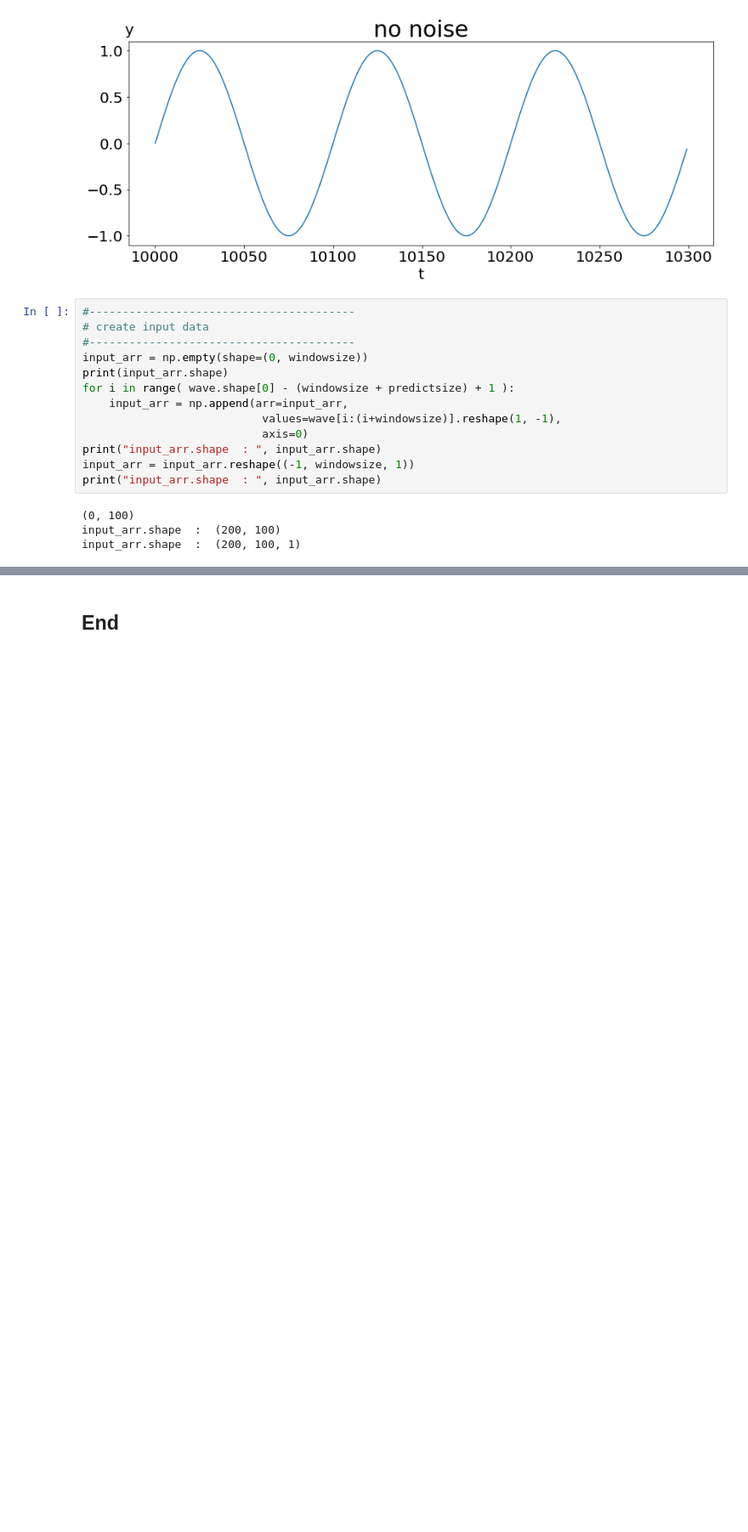
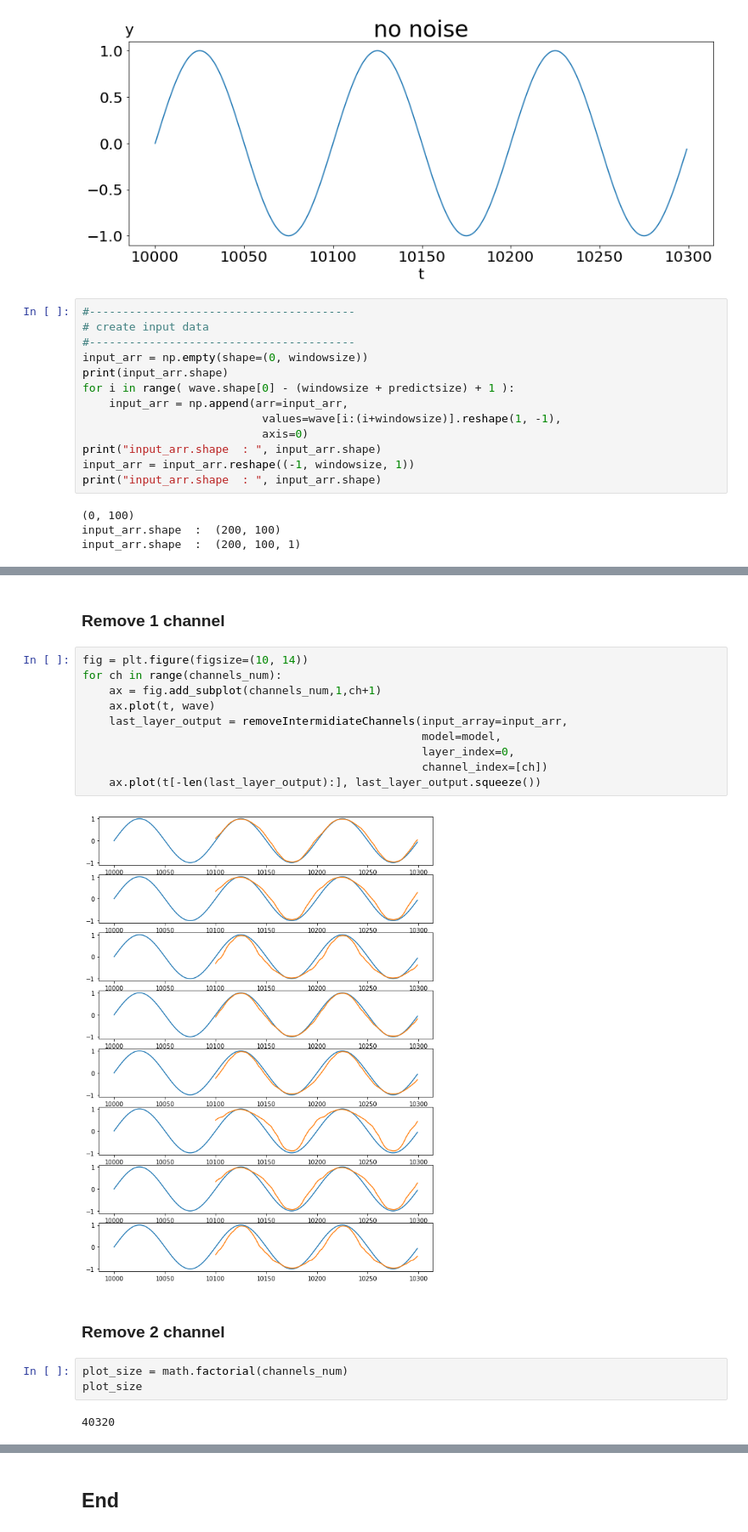
Before and after one commit to pollenjp/article_script, a Jupyter notebook: 20180719_visualize_Conv1d_output__in_kabuku/notebooks/getLastOutputByChangingHiddenOutput__Conv1d_model__SimpleSinFuncWithNoNoise.ipynb, the cells around one changed output, grey strips where cells are left out. Shown at 85% size. Saved outputs shown, nothing was run; the diff lists cells and outputs as text; blank space fills up the shorter version.

```diff
--- a/20180719_visualize_Conv1d_output__in_kabuku/notebooks/getLastOutputByChangingHiddenOutput__Conv1d_model__SimpleSinFuncWithNoNoise.ipynb
+++ b/20180719_visualize_Conv1d_output__in_kabuku/notebooks/getLastOutputByChangingHiddenOutput__Conv1d_model__SimpleSinFuncWithNoNoise.ipynb
@@ -229,0 +207,21 @@ for i,o in enumerate(output_arr):
+# %% [markdown]
+### Remove 1 channel
+# %%
+fig = plt.figure(figsize=(10, 14))
+for ch in range(channels_num):
+    ax = fig.add_subplot(channels_num,1,ch+1)
+    ax.plot(t, wave)
+    last_layer_output = removeIntermidiateChannels(input_array=input_arr,
+                                                   model=model,
+                                                   layer_index=0,
+                                                   channel_index=[ch])
+    ax.plot(t[-len(last_layer_output):], last_layer_output.squeeze())
+# %% [output]
+[figure, added]
+# %% [markdown]
+### Remove 2 channel
+# %%
+plot_size = math.factorial(channels_num)
+plot_size
+# %% [output]
+40320
```
Also changed, not shown: parts of 33 cells of this notebook, 2 other files.
